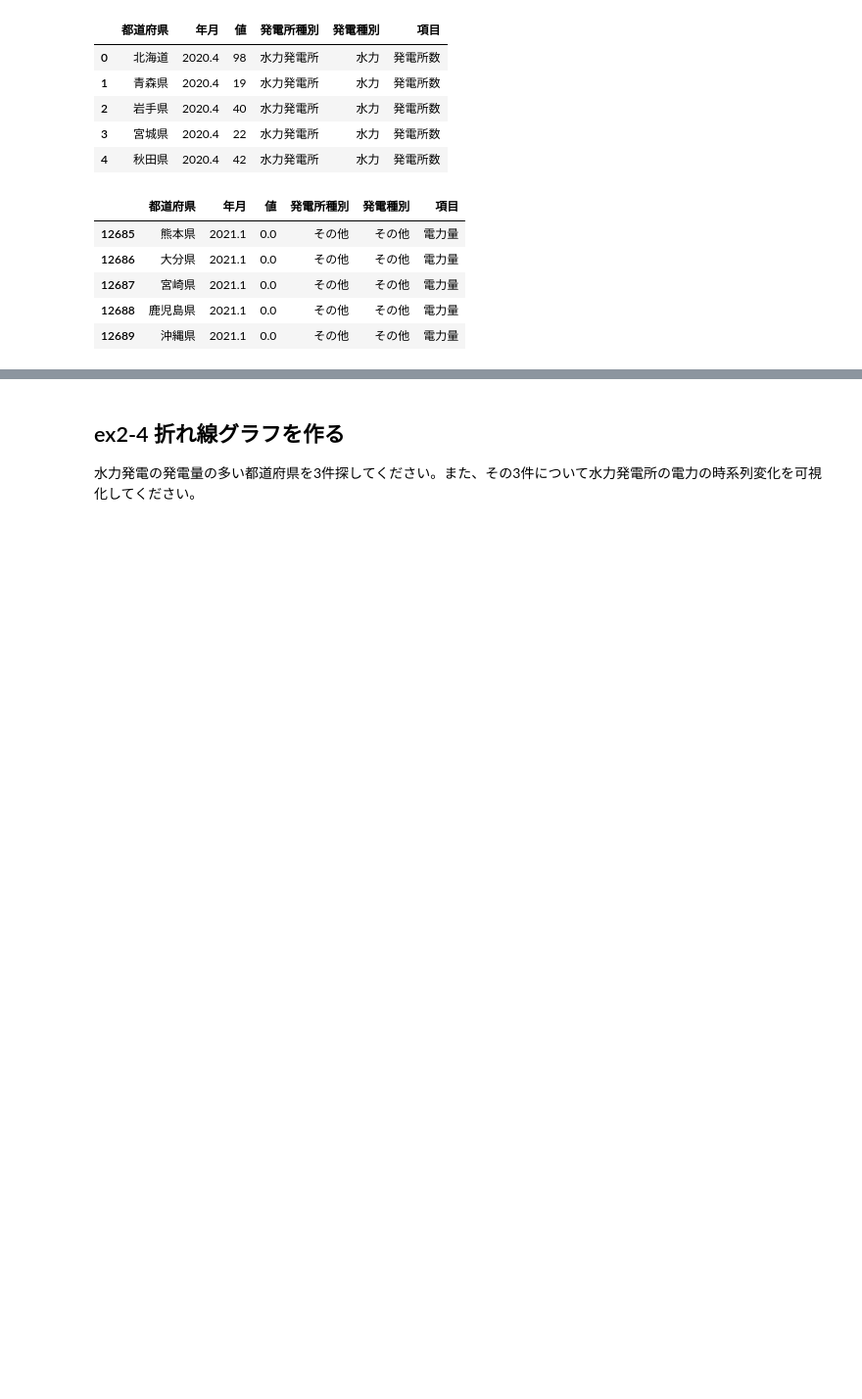
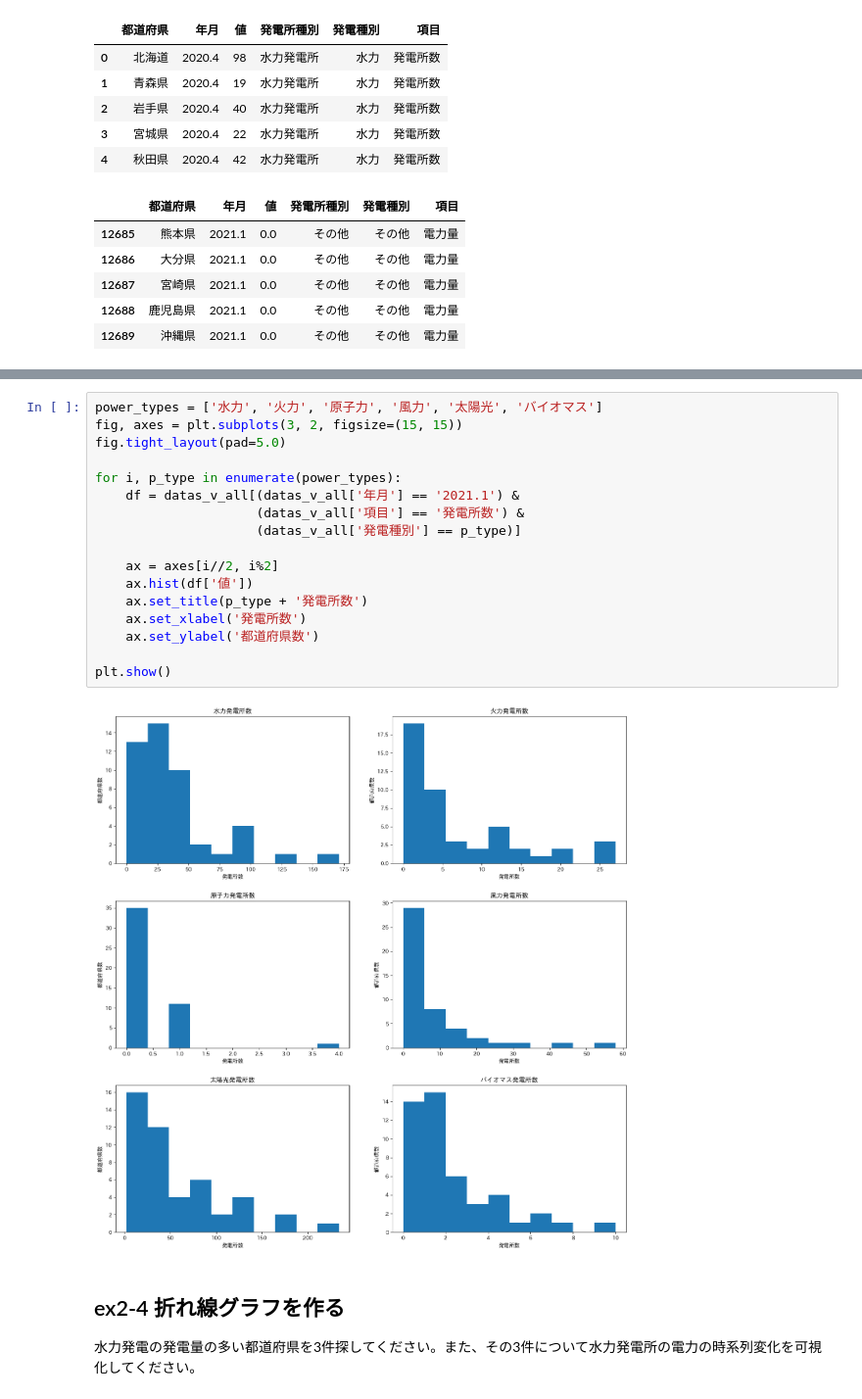
Before and after one commit to mattu117117/For-classroom, a Jupyter notebook: ex2_B231810.ipynb, the cells around one changed output, grey strips where cells are left out. Shown at 98% size. Saved outputs shown, nothing was run; the diff lists cells and outputs as text; blank space fills up the shorter version.

```diff
--- a/ex2_B231810.ipynb
+++ b/ex2_B231810.ipynb
@@ -215,3 +211,22 @@ Text(0, 0.5, '都道府県数')
+# %%
+power_types = ['水力', '火力', '原子力', '風力', '太陽光', 'バイオマス']
+fig, axes = plt.subplots(3, 2, figsize=(15, 15))
+fig.tight_layout(pad=5.0)
+
+for i, p_type in enumerate(power_types):
+    df = datas_v_all[(datas_v_all['年月'] == '2021.1') &
+                     (datas_v_all['項目'] == '発電所数') &
+                     (datas_v_all['発電種別'] == p_type)]
+
+    ax = axes[i//2, i%2]
+    ax.hist(df['値'])
+    ax.set_title(p_type + '発電所数')
+    ax.set_xlabel('発電所数')
+    ax.set_ylabel('都道府県数')
+
+plt.show()
+# %% [output]
+[figure, added]
 # %% [markdown]
 ## ex2-4 折れ線グラフを作る
 水力発電の発電量の多い都道府県を3件探してください。また、その3件について水力発電所の電力の時系列変化を可視化してください。
```
Also changed, not shown: parts of 4 cells of this notebook.
